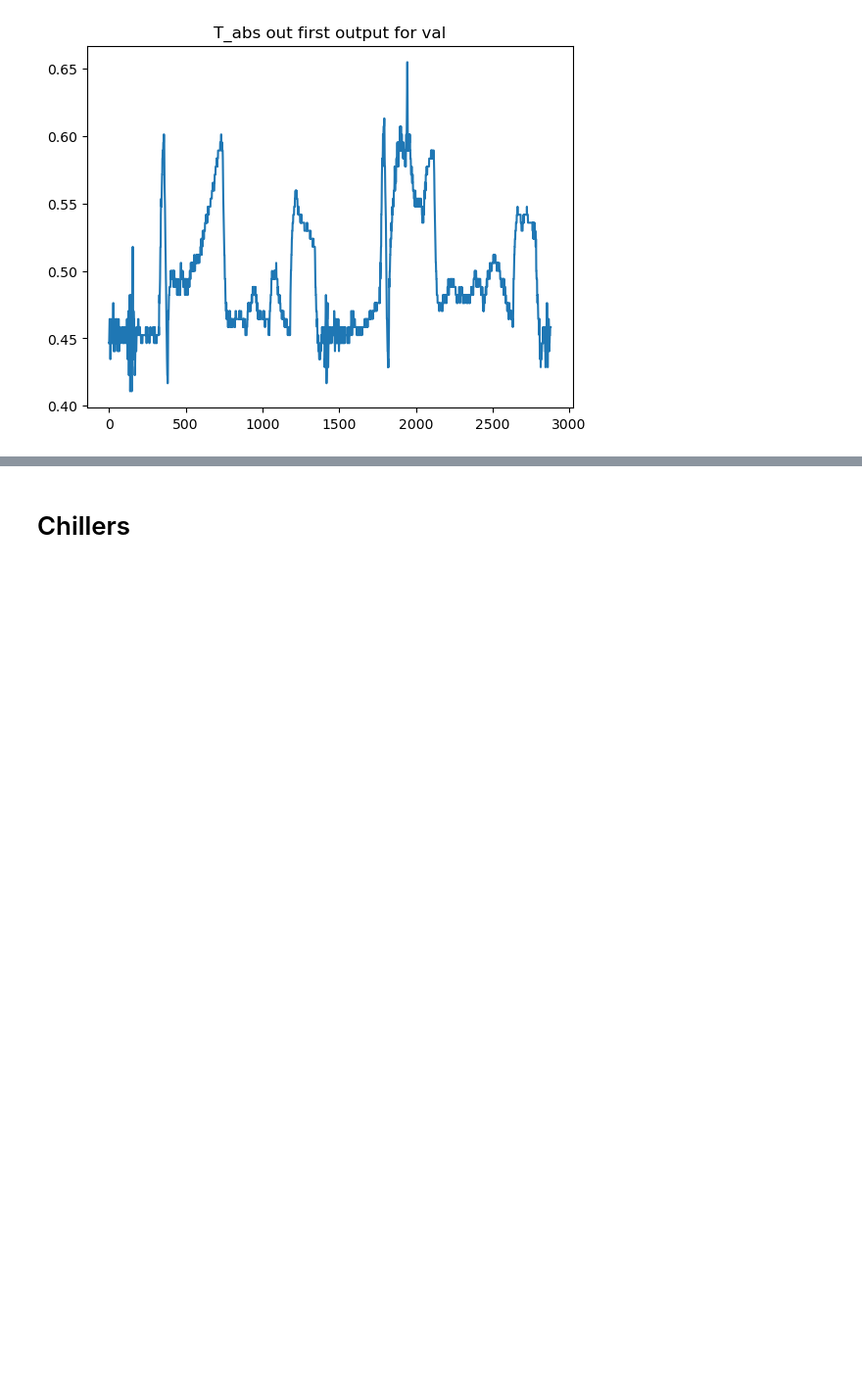
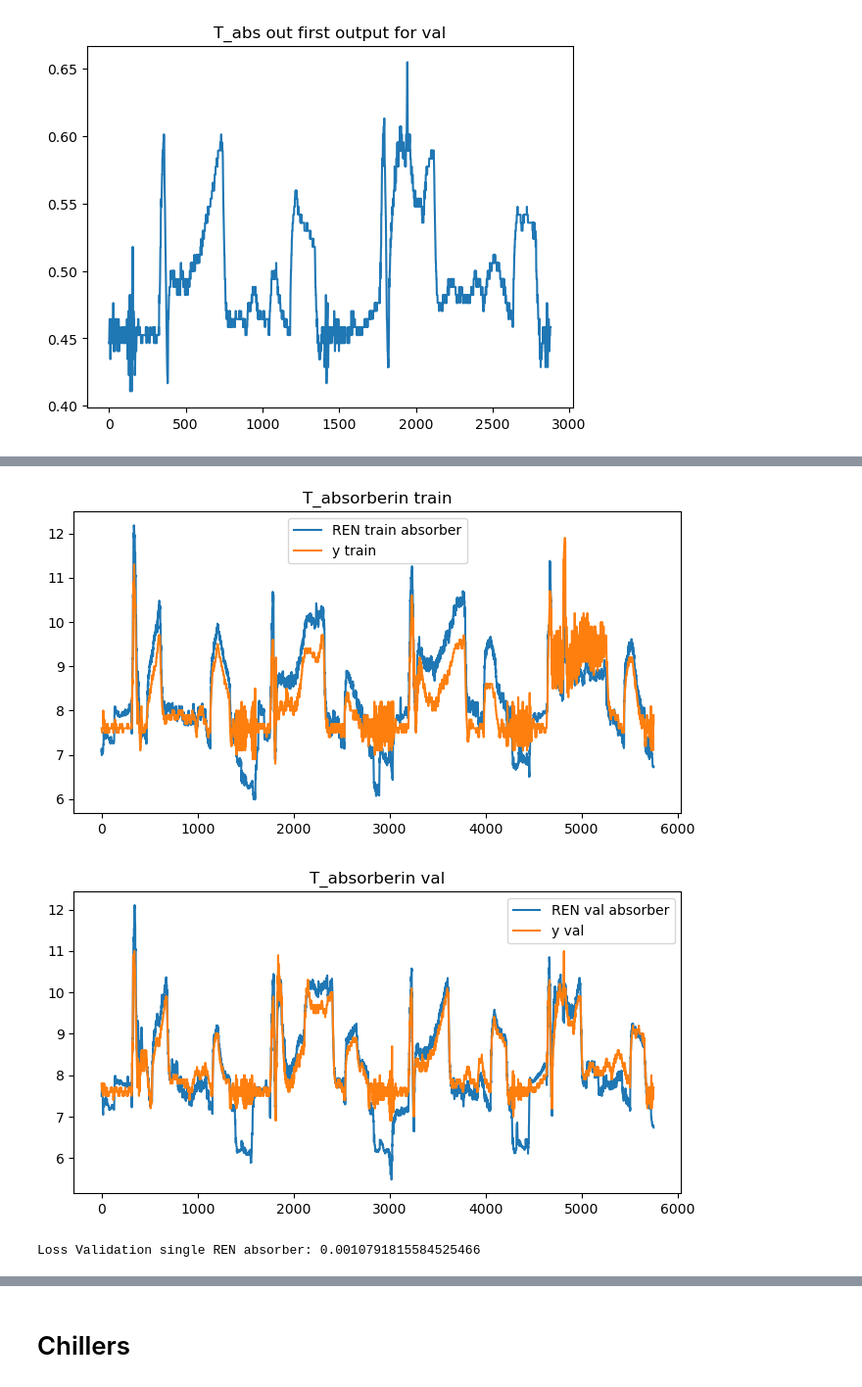
Before and after one commit to adepinel/SysID_RNN_modif, a Jupyter notebook: ECC-Distributed_Git/ECC-Distributed_Git/main_REN_abs.ipynb, the cells around one changed output, grey strips where cells are left out. Shown at 98% size. Cells and saved outputs as stored; diff of their text form; code cells hidden in the pictures; blank space fills up the shorter version.

```diff
--- a/ECC-Distributed_Git/ECC-Distributed_Git/main_REN_abs.ipynb
+++ b/ECC-Distributed_Git/ECC-Distributed_Git/main_REN_abs.ipynb
@@ -349,0 +464,48 @@ Loss Validation single REN absorber: 0.003360886126756668
+# %%
+yval = torch.from_numpy(Toutass_v[1 * 1440: + 5* 1440]).float().to(device) #Toutass
+yval = yval.T
+
+yRENm_val = torch.zeros(p, t_end, device=device, dtype=dtype)
+yRENm_val[:,0] = yval[:,0]
+xiVal = torch.randn(n_xi)
+dval = torch.cat(( torch.from_numpy(yExp_val[0,0][1* 1440 +1:5* 1440,0]).float().to(device).unsqueeze(1), #T_rit
+                    torch.from_numpy(dExp_val[0, 0][1* 1440 +1:5* 1440,-1]).float().to(device).unsqueeze(1)), dim=1) # Qabs
+dval= dval.T
+loss_val = 0
+for t in range(1, t_end):
+    yRENm_val[:, t], xiVal = RENsys(dval[:,t-1], xiVal, t)
+loss_val = loss_val + MSE(yRENm_val[:, 0:yRENm_val.size(1)], yval[:, 0:t_end + 1])
+
+loss_val_REN = loss_val
+
+plt.figure(figsize=(4 * 2, 4))
+for out in range(p):
+    plt.subplot(1, p, out+1)
+    plt.plot(maxTabs.squeeze()*yRENm[out, 10:t_end].detach().numpy(), label='REN train absorber')
+    plt.plot(maxTabs.squeeze()*y[out, 10:t_end].detach().numpy(), label='y train')
+    plt.title(r"T_absorber" + r"in train")
+    plt.legend()
+plt.show()
+
+plt.figure(figsize=(4 * 2, 4))
+for out in range(p):
+    plt.subplot(1, p, out+1)
+    plt.plot(maxTabs.squeeze()*yRENm_val[out, 10:t_end].detach().numpy(), label='REN val absorber')
+    plt.plot(maxTabs.squeeze()*yval[out, 10:t_end].detach().numpy(), label='y val')
+    plt.title(r"T_absorber" + r"in val")
+    plt.legend()
+plt.show()
+
+pytorch_total_params_singleREN = sum(p.numel() for p in RENsys.parameters() if p.requires_grad)
+print(f"Loss Validation single REN absorber: {loss_val_REN}")
+
+# Save
+torch.save({
+    'epoch': epoch,
+    'model_state_dict': RENsys.state_dict(),
+    'loss': loss,
+}, f'checkpoint_2moredays_7_absorber_epoch_{epoch+1}.pth')
+# %% [output]
+[figure, added]
+[figure, added]
+Loss Validation single REN absorber: 0.0010791815584525466
```
Also changed, not shown: parts of 13 cells of this notebook, 8 other files.
